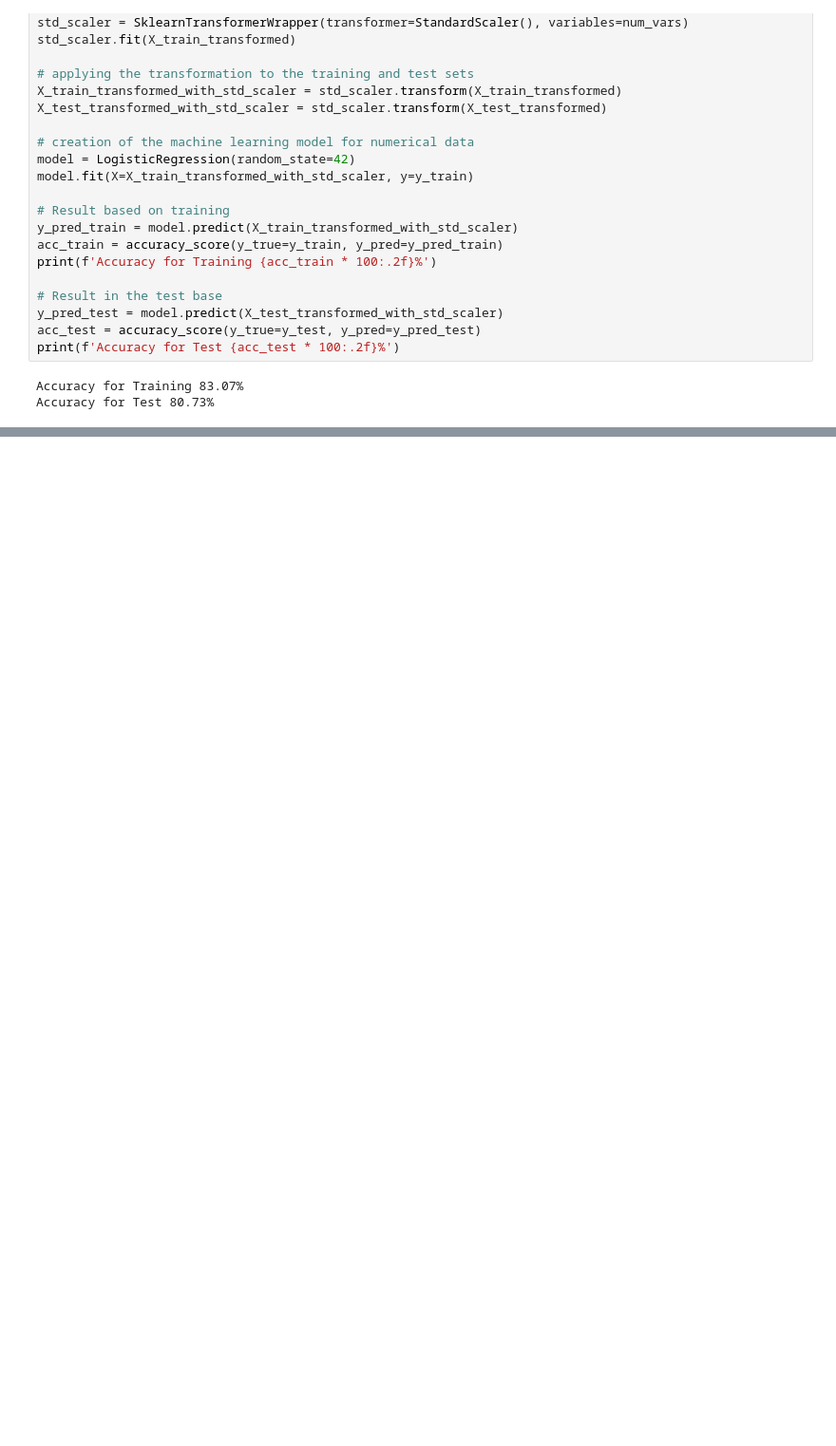
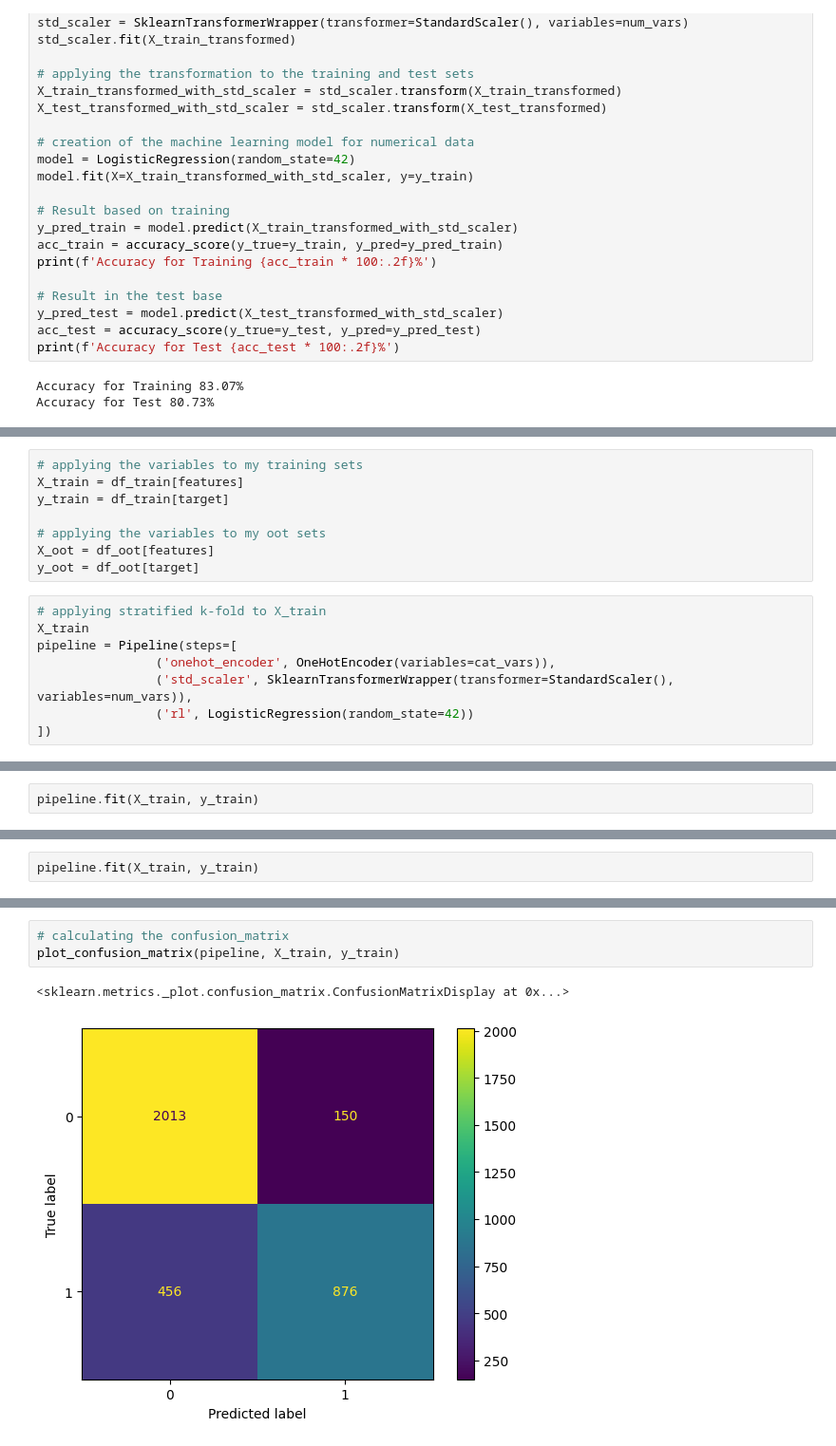
Before and after one commit to DellaCortef/supervised-learning-classification-pipeline, a Jupyter notebook: classification/machine-learning-classification-pipeline.ipynb, the cells around one changed output, grey strips where cells are left out. Shown at 95% size. Drawn from its saved outputs; the diff is of its cells as text; blank space fills up the shorter version.

```diff
--- a/classification/machine-learning-classification-pipeline.ipynb
+++ b/classification/machine-learning-classification-pipeline.ipynb
@@ -666,0 +824,16 @@ Results
+# %%
+# applying the variables to my training sets
+X_train = df_train[features]
+y_train = df_train[target]
+
+# applying the variables to my oot sets
+X_oot = df_oot[features]
+y_oot = df_oot[target]
+# %%
+# applying stratified k-fold to X_train
+X_train
+pipeline = Pipeline(steps=[
+                ('onehot_encoder', OneHotEncoder(variables=cat_vars)),
+                ('std_scaler', SklearnTransformerWrapper(transformer=StandardScaler(), variables=num_vars)),
+                ('rl', LogisticRegression(random_state=42))
+])
@@ -666,0 +852,2 @@ Results
+# %%
+pipeline.fit(X_train, y_train)
@@ -666,0 +913,2 @@ Results
+# %%
+pipeline.fit(X_train, y_train)
@@ -666,0 +925,6 @@ Results
+# %%
+# calculating the confusion_matrix
+plot_confusion_matrix(pipeline, X_train, y_train)
+# %% [output]
+<sklearn.metrics._plot.confusion_matrix.ConfusionMatrixDisplay at 0x...>
+[figure, added]
```
Also changed, not shown: parts of 33 cells of this notebook, 1 other file.
